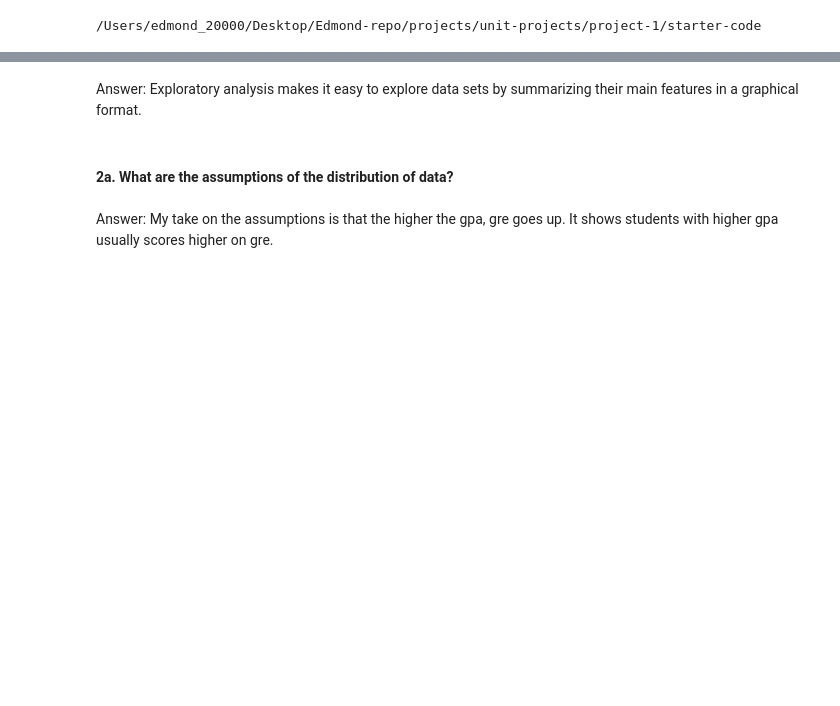
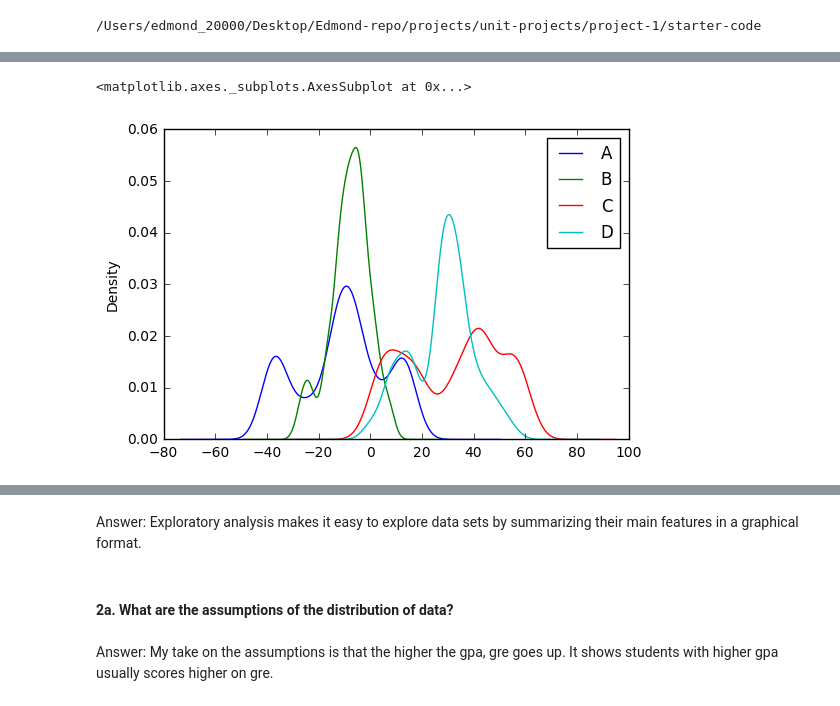
Before and after one commit to edmond24/Edmond-repo, a Jupyter notebook: projects/unit-projects/project-1/starter-code/project1-starter.ipynb, the cells around one changed output, grey strips where cells are left out. Drawn from its saved outputs; the diff is of its cells as text; code cells hidden in the pictures; blank space fills up the shorter version.

```diff
--- a/projects/unit-projects/project-1/starter-code/project1-starter.ipynb
+++ b/projects/unit-projects/project-1/starter-code/project1-starter.ipynb
@@ -90,0 +162,5 @@ orig_data.head()
+# %%
+orig_data.plot.kde()
+# %% [output]
+<matplotlib.axes._subplots.AxesSubplot at 0x...>
+[figure, added]
```
Also changed, not shown: parts of 41 cells of this notebook.
